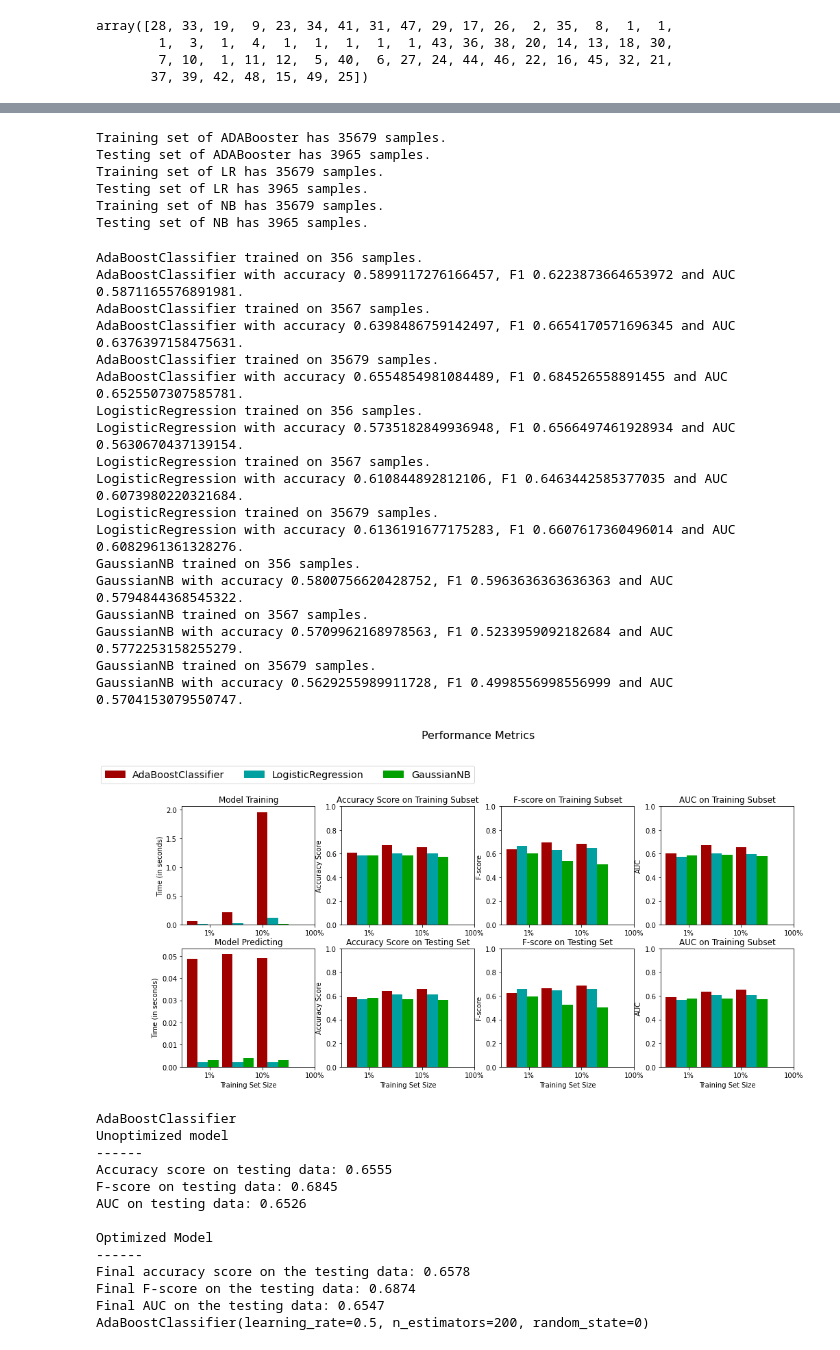
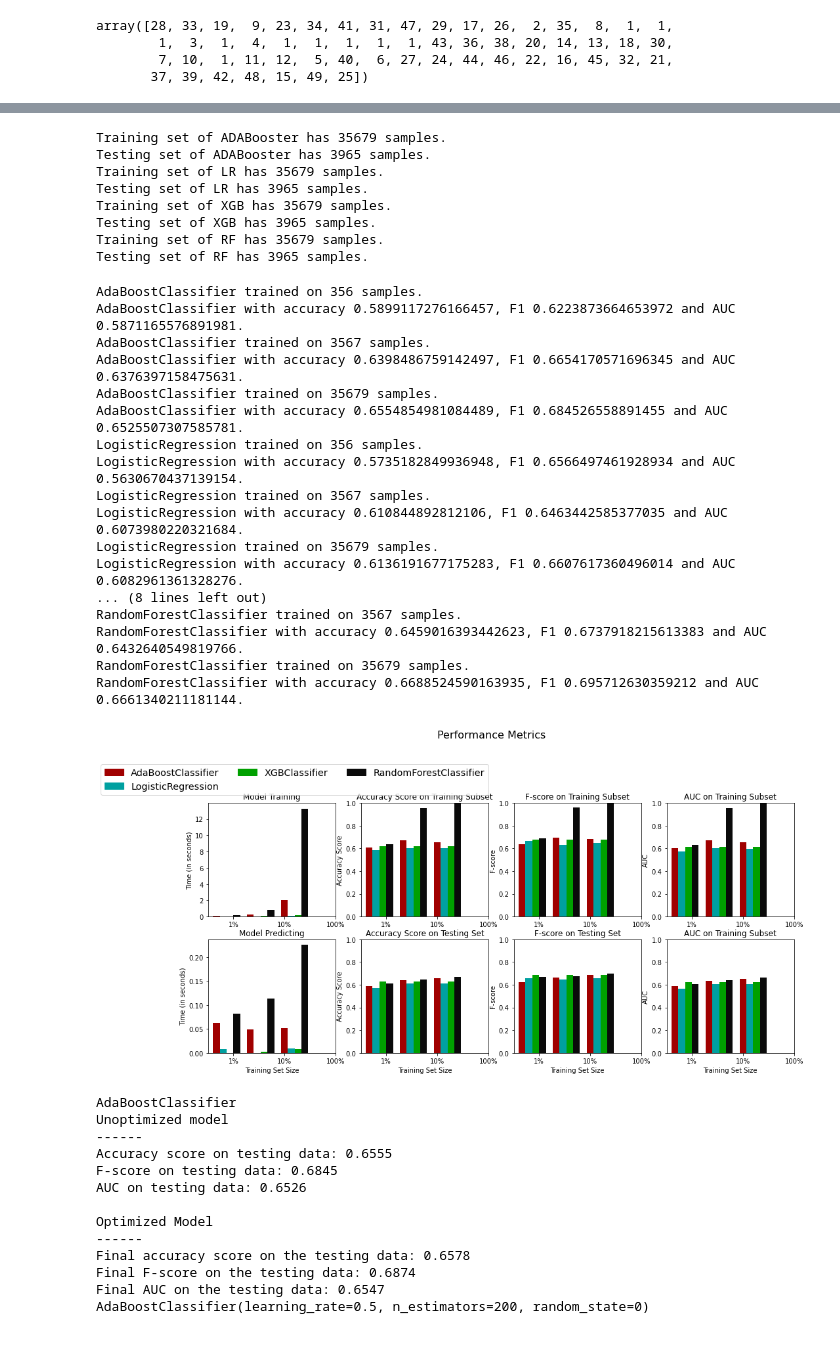
Before and after one commit to bhanu-kanamarlapudi/OnlineNewsPopularity_GA, a Jupyter notebook: GAbasedFS.ipynb, the cells around one changed output, grey strips where cells are left out. Cells and saved outputs as stored; diff of their text form; code cells hidden in the pictures.

```diff
--- a/GAbasedFS.ipynb
+++ b/GAbasedFS.ipynb
@@ -440,6 +375,7 @@ GaussianNB with accuracy 0.8713745271122321, F1 0.8639274279615795 and AUC 0.876
 scaler = MinMaxScaler()
 numerical = [' n_tokens_title', ' n_tokens_content', ' num_hrefs', ' num_self_hrefs', ' num_imgs',' num_videos',' average_token_length',' num_keywords',' self_reference_min_shares',' self_reference_max_shares',' self_reference_avg_sharess']
 features_raw[numerical] = scaler.fit_transform(data[numerical])
+features_raw.drop(columns='Popularity',axis=1,inplace=True)
 display(features_raw.head())
 # %% [output]
 |  | n_tokens_title | n_tokens_content | n_unique_tokens | n_non_stop_words | n_non_stop_unique_tokens | num_hrefs | ... |
@@ -511,13 +467,24 @@ features_LR = features_raw[features_raw.columns.values[selector_LR.ranking_==1]]
 plt.figure()
 plt.xlabel("Number of features selected")
 plt.ylabel("Cross validation score")
-plt.plot(range(1, len(selector_NB.grid_scores_) + 1), selector_NB.grid_scores_)
-plt.savefig('RFE_NB.pdf')
+plt.plot(range(1, len(selector_XGB.grid_scores_) + 1), selector_XGB.grid_scores_)
+plt.savefig('RFE_XGB.pdf')
 plt.show()
 
-print(features_raw.columns.values[selector_NB.ranking_==1].shape[0])
-print(features_raw.columns.values[selector_NB.ranking_==1])
-features_NB = features_raw[features_raw.columns.values[selector_NB.ranking_==1]]
+print(features_raw.columns.values[selector_XGB.ranking_==1].shape[0])
+print(features_raw.columns.values[selector_XGB.ranking_==1])
+features_XGB = features_raw[features_raw.columns.values[selector_XGB.ranking_==1]]
+
+plt.figure()
+plt.xlabel("Number of features selected")
+plt.ylabel("Cross validation score (nb of correct classifications)")
+plt.plot(range(1, len(selector_RF.grid_scores_) + 1), selector_RF.grid_scores_)
+plt.savefig('RFE_RF.pdf')
+plt.show()
+
+print(features_raw.columns.values[selector_RF.ranking_==1].shape[0])
+print(features_raw.columns.values[selector_RF.ranking_==1])
+features_RF = features_raw[features_raw.columns.values[selector_RF.ranking_==1]]
 # %% [output]
 [figure]
 18
@@ -553,26 +527,31 @@ features_MLP = features_raw[features_raw.columns.values[selector_MLP.ranking_==1
 # %%
 X_train_ADA, X_test_ADA, y_train_ADA, y_test_ADA = train_test_split(features_ADA, popular_label, test_size = 0.1, random_state = 42)
 X_train_LR, X_test_LR, y_train_LR, y_test_LR = train_test_split(features_LR, popular_label, test_size = 0.1, random_state = 42)
-X_train_NB, X_test_NB, y_train_NB, y_test_NB = train_test_split(features_NB, popular_label, test_size = 0.1, random_state = 42)
+X_train_XGB, X_test_XGB, y_train_XGB, y_test_XGB = train_test_split(features_XGB, popular_label, test_size = 0.1, random_state = 42)
+X_train_RF, X_test_RF, y_train_RF, y_test_RF = train_test_split(features_RF, popular_label, test_size = 0.1, random_state = 42)
 print("Training set of ADABooster has {} samples.".format(X_train_ADA.shape[0]))
 print("Testing set of ADABooster has {} samples.".format(X_test_ADA.shape[0]))
 print("Training set of LR has {} samples.".format(X_train_LR.shape[0]))
 print("Testing set of LR has {} samples.".format(X_test_LR.shape[0]))
-print("Training set of NB has {} samples.".format(X_train_NB.shape[0]))
-print("Testing set of NB has {} samples.".format(X_test_NB.shape[0]))
+print("Training set of XGB has {} samples.".format(X_train_XGB.shape[0]))
+print("Testing set of XGB has {} samples.".format(X_test_XGB.shape[0]))
+print("Training set of RF has {} samples.".format(X_train_RF.shape[0]))
+print("Testing set of RF has {} samples.".format(X_test_RF.shape[0]))
 # %% [output]
 Training set of ADABooster has 35679 samples.
 Testing set of ADABooster has 3965 samples.
 Training set of LR has 35679 samples.
 Testing set of LR has 3965 samples.
-Training set of NB has 35679 samples.
-Testing set of NB has 3965 samples.
+Training set of XGB has 35679 samples.
+Testing set of XGB has 3965 samples.
+Training set of RF has 35679 samples.
+Testing set of RF has 3965 samples.
 # %%
 # Initialize the three models
 clf_A = AdaBoostClassifier(random_state=0)
 clf_B = LogisticRegression(random_state=0,C=1.0)
-clf_C = GaussianNB()
-#clf_C = RandomForestClassifier(random_state=0)
+clf_C = xgboost.XGBClassifier(eval_metric='mlogloss')
+clf_D = RandomForestClassifier(random_state=0)
 
 # Calculate the number of samples for 1%, 10%, and 100% of the training data
 samples_1 = int(X_train_ADA.shape[0]*0.01)
@@ -580,42 +559,44 @@ samples_10 = int(X_train_ADA.shape[0]*0.1)
 samples_100 = X_train_ADA.shape[0]
 
 # Collect results on the learners
 results = {}
-for clf in [clf_A, clf_B,clf_C]:
+for clf in [clf_A, clf_B,clf_C,clf_D]:
     clf_name = clf.__class__.__name__
     results[clf_name] = {}
     for i, samples in enumerate([samples_1, samples_10, samples_100]):
         if clf == clf_A:
             results[clf_name][i] = \
             train_predict(clf, samples, X_train_ADA, y_train_ADA, X_test_ADA, y_test_ADA)
         elif clf == clf_B:
             results[clf_name][i] = \
             train_predict(clf, samples, X_train_LR, y_train_LR, X_test_LR, y_test_LR)
+        elif clf == clf_C:
+            results[clf_name][i] = \
+            train_predict(clf, samples, X_train_XGB, y_train_XGB, X_test_XGB, y_test_XGB)
         else:
             results[clf_name][i] = \
-            train_predict(clf, samples, X_train_NB, y_train_NB, X_test_NB, y_test_NB)
+            train_predict(clf, samples, X_train_RF, y_train_RF, X_test_RF, y_test_RF)
 # Run metrics visualization for the three supervised learning models chosen
 evaluate(results)
 # %% [output]
 AdaBoostClassifier trained on 356 samples.
 AdaBoostClassifier with accuracy 0.5899117276166457, F1 0.6223873664653972 and AUC 0.5871165576891981.
 AdaBoostClassifier trained on 3567 samples.
 AdaBoostClassifier with accuracy 0.6398486759142497, F1 0.6654170571696345 and AUC 0.6376397158475631.
 AdaBoostClassifier trained on 35679 samples.
 AdaBoostClassifier with accuracy 0.6554854981084489, F1 0.684526558891455 and AUC 0.6525507307585781.
 LogisticRegression trained on 356 samples.
 LogisticRegression with accuracy 0.5735182849936948, F1 0.6566497461928934 and AUC 0.5630670437139154.
 LogisticRegression trained on 3567 samples.
 LogisticRegression with accuracy 0.610844892812106, F1 0.6463442585377035 and AUC 0.6073980220321684.
 LogisticRegression trained on 35679 samples.
 LogisticRegression with accuracy 0.6136191677175283, F1 0.6607617360496014 and AUC 0.6082961361328276.
-GaussianNB trained on 356 samples.
-GaussianNB with accuracy 0.5800756620428752, F1 0.5963636363636363 and AUC 0.5794844368545322.
-GaussianNB trained on 3567 samples.
-GaussianNB with accuracy 0.5709962168978563, F1 0.5233959092182684 and AUC 0.5772253158255279.
-GaussianNB trained on 35679 samples.
-GaussianNB with accuracy 0.5629255989911728, F1 0.4998556998556999 and AUC 0.5704153079550747.
+... (8 lines left out)
+RandomForestClassifier trained on 3567 samples.
+RandomForestClassifier with accuracy 0.6459016393442623, F1 0.6737918215613383 and AUC 0.6432640549819766.
+RandomForestClassifier trained on 35679 samples.
+RandomForestClassifier with accuracy 0.6688524590163935, F1 0.695712630359212 and AUC 0.6661340211181144.
-[figure, old version]
+[figure, new version]
 # %%
 def gridsearch(clf,parameters,X_train, y_train, X_test, y_test):
     scorer = make_scorer(roc_auc_score)
```
Also changed, not shown: parts of 29 cells of this notebook, 4 other files.
